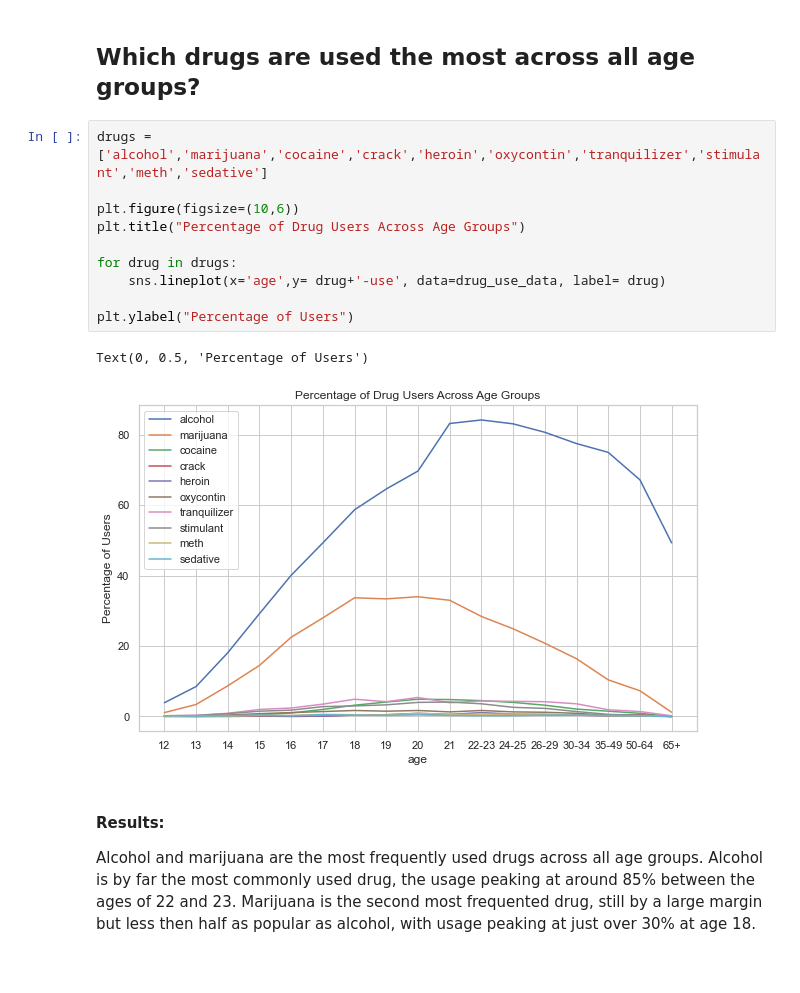
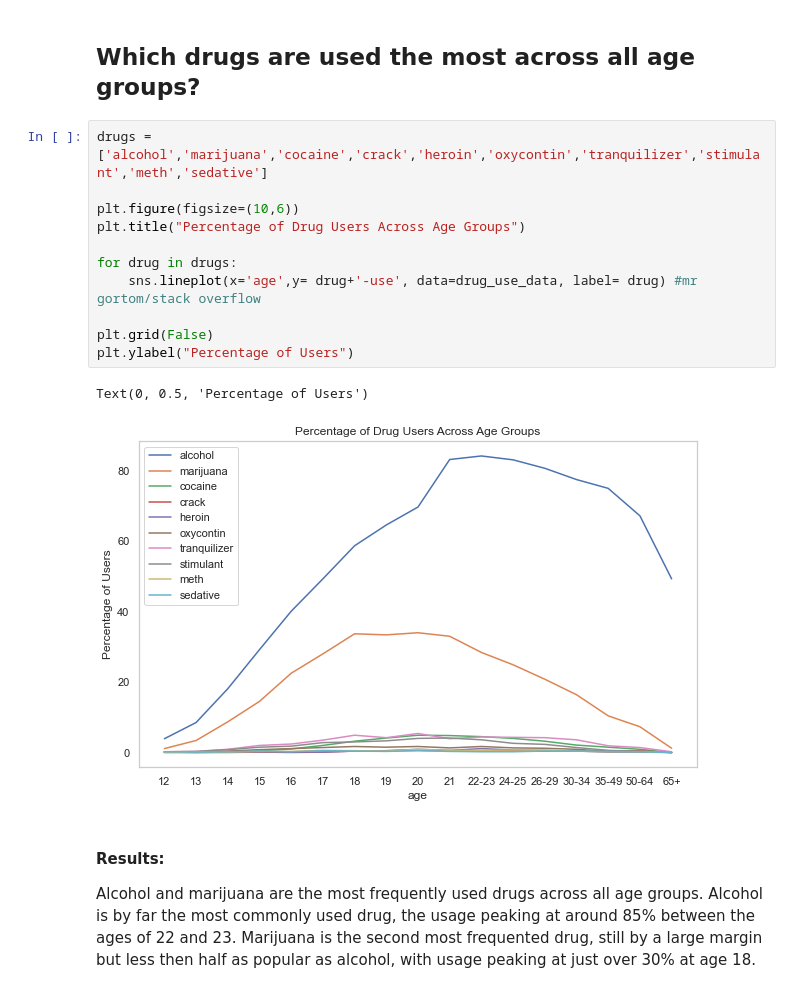
Before and after one commit to amartins22/data-science-2021F, a Jupyter notebook: unit-3/project-3b/project-3b-nb.ipynb, the cells around one changed output. Saved outputs shown, nothing was run; the diff lists cells and outputs as text.

```diff
--- a/unit-3/project-3b/project-3b-nb.ipynb
+++ b/unit-3/project-3b/project-3b-nb.ipynb
@@ -44,16 +46,17 @@ drug_use_data
 # %%
 drugs = ['alcohol','marijuana','cocaine','crack','heroin','oxycontin','tranquilizer','stimulant','meth','sedative']
 
 plt.figure(figsize=(10,6))
 plt.title("Percentage of Drug Users Across Age Groups")
 
 for drug in drugs:
-    sns.lineplot(x='age',y= drug+'-use', data=drug_use_data, label= drug)
+    sns.lineplot(x='age',y= drug+'-use', data=drug_use_data, label= drug) #mr gortom/stack overflow
 
+plt.grid(False)
 plt.ylabel("Percentage of Users")
 # %% [output]
 Text(0, 0.5, 'Percentage of Users')
-[figure, old version]
+[figure, new version]
 # %% [markdown]
 #### Results:
 Alcohol and marijuana are the most frequently used drugs across all age groups. Alcohol is by far the most commonly used drug, the usage peaking at around 85% between the ages of 22 and 23. Marijuana is the second most frequented drug, still by a large margin but less then half as popular as alcohol, with usage peaking at just over 30% at age 18.
```
Also changed, not shown: parts of 11 cells of this notebook.
